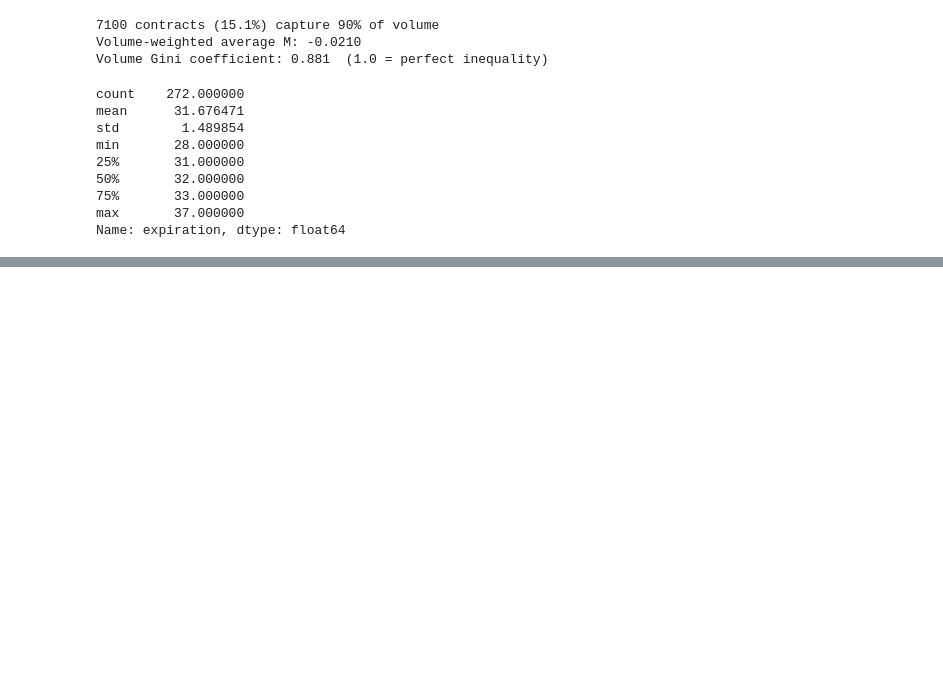
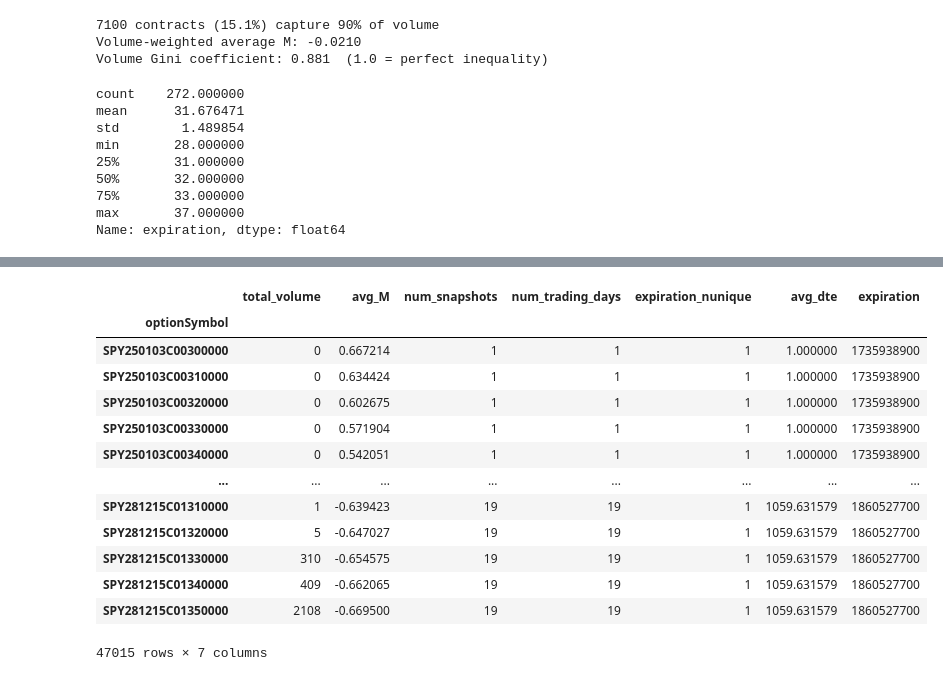
Before and after one commit to karandeeps18/Option-Pricing-using-Neural-Network, a Jupyter notebook: Notebooks/OptionChainEDA.ipynb, the cells around one changed output, grey strips where cells are left out. Cells and saved outputs as stored; diff of their text form; code cells hidden in the pictures; blank space fills up the shorter version.

```diff
--- a/Notebooks/OptionChainEDA.ipynb
+++ b/Notebooks/OptionChainEDA.ipynb
@@ -184,0 +172,28 @@ Name: expiration_date, dtype: float64
+# %%
+## Contract level aggregation
+contract_level = df.groupby(["optionSymbol"]).agg(
+    total_volume = ('volume', 'sum'),
+    avg_M = ('M', 'mean'),
+    num_snapshots = ('snapshot_date', 'nunique'),
+    num_trading_days = ('snapshot_date', 'nunique'),
+    expiration_nunique=("expiration", "nunique"),
+    avg_dte = ('dte', 'mean'),
+    expiration = ('expiration', 'first')
+)
+contract_level.reset_index()
+contract_level
+# %% [output]
+|  | total_volume | avg_M | num_snapshots | num_trading_days | expiration_nunique | avg_dte | expiration |
+| optionSymbol |  |  |  |  |  |  |  |
+| SPY250103C00300000 | 0 | 0.667214 | 1 | 1 | 1 | 1.000000 | 1735938900 |
+| SPY250103C00310000 | 0 | 0.634424 | 1 | 1 | 1 | 1.000000 | 1735938900 |
+| SPY250103C00320000 | 0 | 0.602675 | 1 | 1 | 1 | 1.000000 | 1735938900 |
+| SPY250103C00330000 | 0 | 0.571904 | 1 | 1 | 1 | 1.000000 | 1735938900 |
+| SPY250103C00340000 | 0 | 0.542051 | 1 | 1 | 1 | 1.000000 | 1735938900 |
+| ... | ... | ... | ... | ... | ... | ... | ... |
+| SPY281215C01310000 | 1 | -0.639423 | 19 | 19 | 1 | 1059.631579 | 1860527700 |
+| SPY281215C01320000 | 5 | -0.647027 | 19 | 19 | 1 | 1059.631579 | 1860527700 |
+| SPY281215C01330000 | 310 | -0.654575 | 19 | 19 | 1 | 1059.631579 | 1860527700 |
+| SPY281215C01340000 | 409 | -0.662065 | 19 | 19 | 1 | 1059.631579 | 1860527700 |
+| SPY281215C01350000 | 2108 | -0.669500 | 19 | 19 | 1 | 1059.631579 | 1860527700 |
+47015 rows × 7 columns
```
Also changed, not shown: parts of 9 cells of this notebook, 1 other file.
